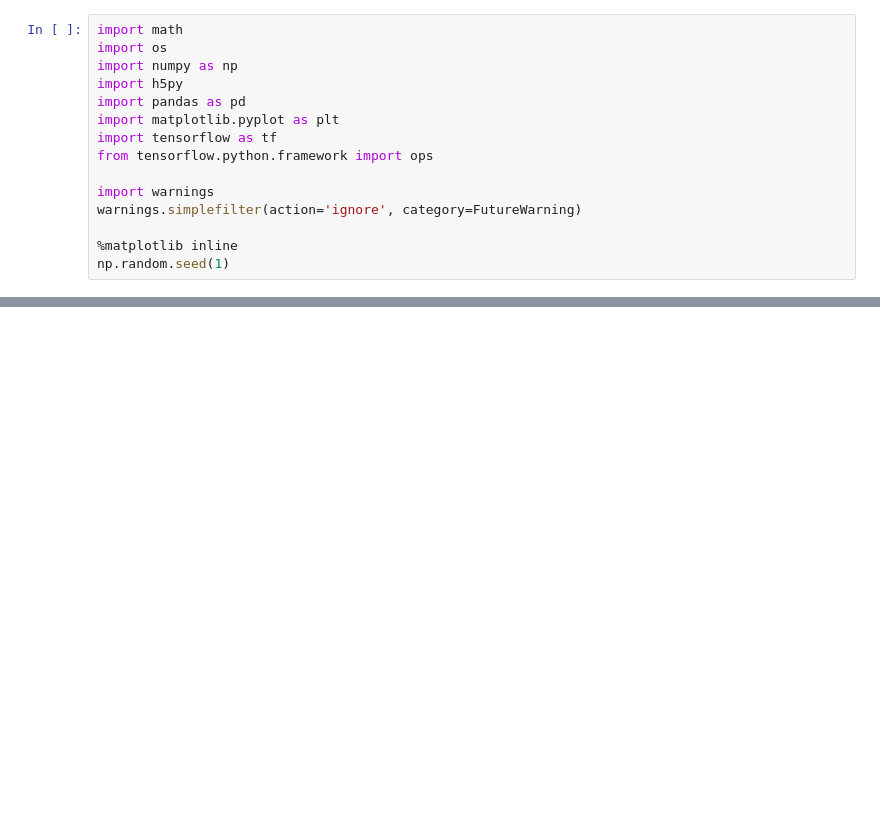
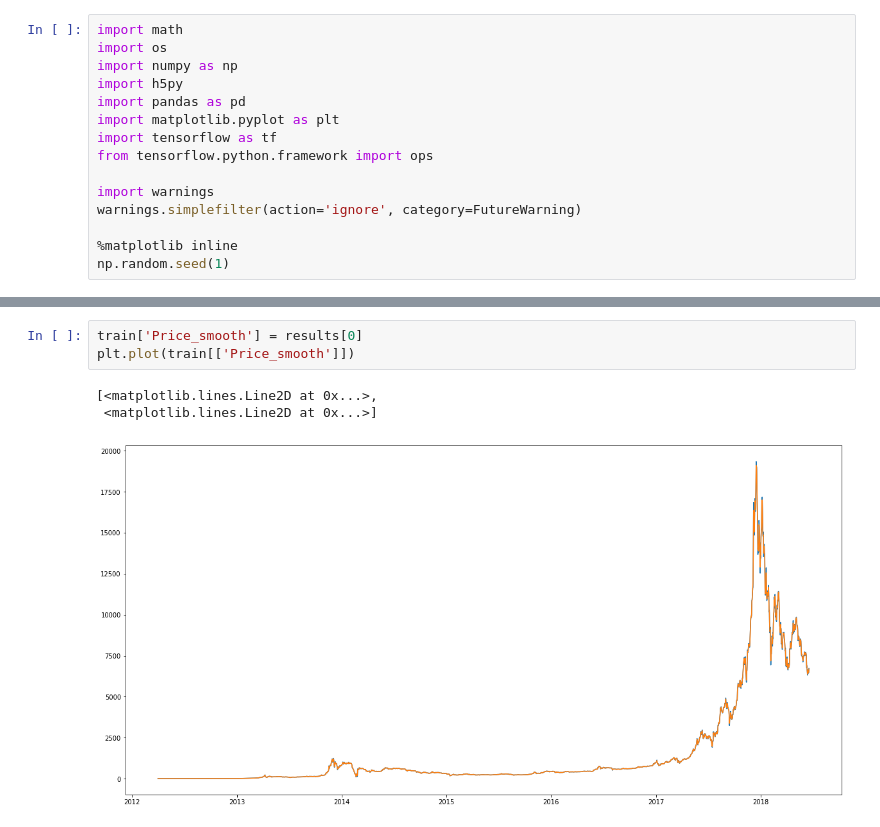
Before and after one commit to ethan-jiang-1/crypto_data, a Jupyter notebook: data_experiments.ipynb, the cells around one changed output, grey strips where cells are left out. Cells and saved outputs as stored; diff of their text form; blank space fills up the shorter version.

```diff
--- a/data_experiments.ipynb
+++ b/data_experiments.ipynb
@@ -188,0 +252,7 @@ AttributeError: 'VARMAXResults' object has no attribute 'y'
+# %%
+train['Price_smooth'] = results[0]
+plt.plot(train[['Price_smooth']])
+# %% [output]
+[<matplotlib.lines.Line2D at 0x...>,
+ <matplotlib.lines.Line2D at 0x...>]
+[figure, added]
```
Also changed, not shown: parts of 23 cells of this notebook.
